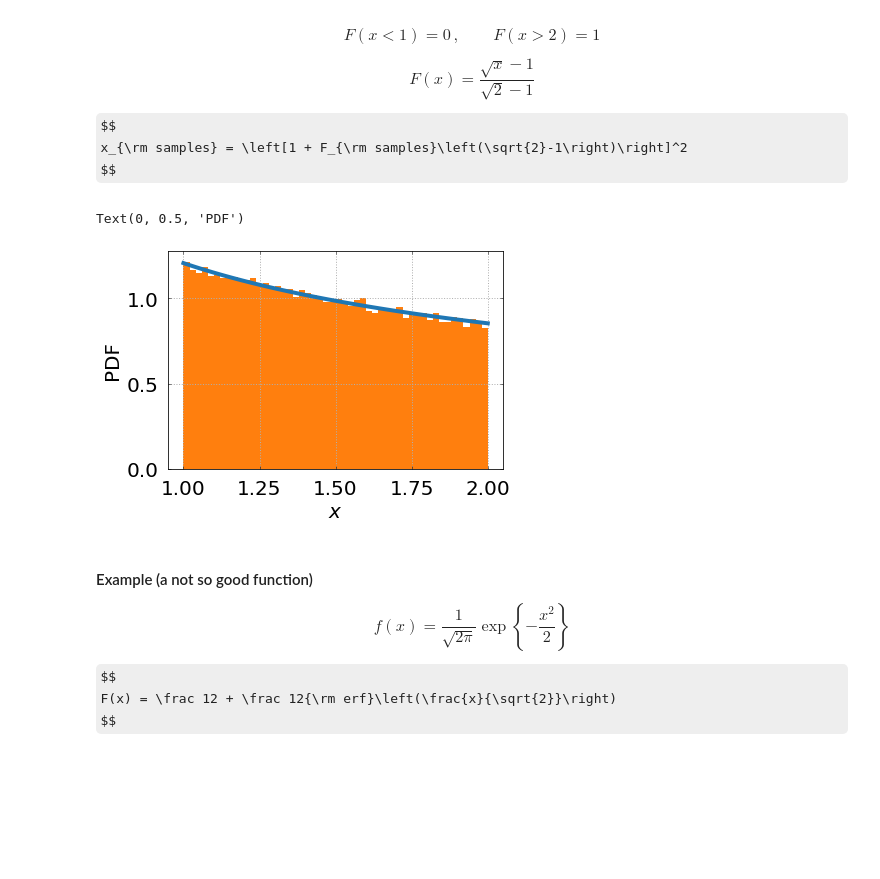
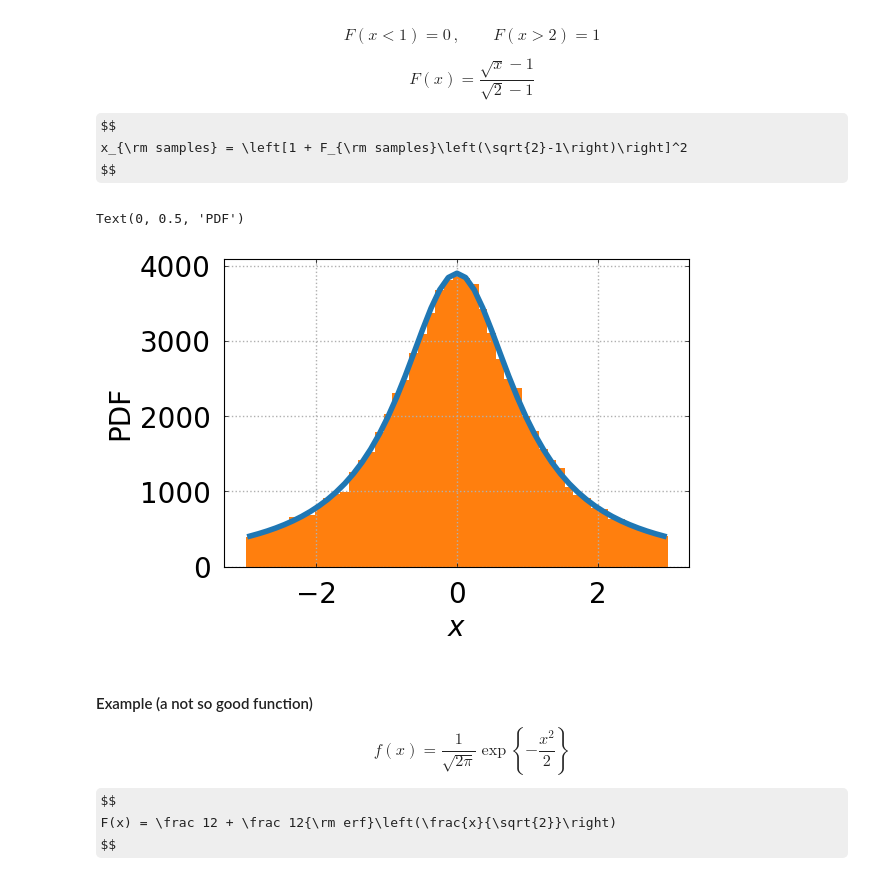
Before and after one commit to CosmoVlad/mcmc-lever, a Jupyter notebook: 2 - Sampling.ipynb, the cells around one changed output. Drawn from its saved outputs; the diff is of its cells as text; code cells hidden in the pictures; some formulas as TeX source; blank space fills up the shorter version.

```diff
--- a/2 - Sampling.ipynb
+++ b/2 - Sampling.ipynb
@@ -187,34 +187,44 @@ $$
 # %%
 sample_size = 100000
 
 F_samples = np.random.random(sample_size)
-x_samples = (1 + F_samples*(np.sqrt(2)-1))**2
+#x_samples = (1 + F_samples*(np.sqrt(2)-1))**2
 
-x = np.linspace(1,2, 100)
+x_samples = np.tan(np.pi*(F_samples-1./2))
+
+x = np.linspace(-3,3, 100)
 
 fig,ax = plt.subplots(ncols=1, nrows=1, figsize=(6,4))
 
 
 # ax.set_xscale('log')
 # ax.set_yscale('log')
 
-ax.plot(x, 1/2/np.sqrt(x)/(np.sqrt(2)-1), lw=4)
-ax.hist(x_samples, bins=50, density=True)
+# ax.plot(x, 1/2/np.sqrt(x)/(np.sqrt(2)-1), lw=4)
+# ax.hist(x_samples, bins=50, density=True)
+
+bins = np.linspace(-3,3,50)
+
+xm = (bins[1:]+bins[:-1])/2
+dx = bins[1:] - bins[:-1]
+
+ax.plot(xm, dx*sample_size/np.pi/(1+xm**2), lw=4)
+ax.hist(x_samples, bins=bins, density=False)
 
 
 
 
 
 ax.grid(True,linestyle=':',linewidth='1.')
 ax.xaxis.set_ticks_position('both')
 ax.yaxis.set_ticks_position('both')
 ax.tick_params('both',length=3,width=0.5,which='both',direction = 'in',pad=10)
 
 ax.set_xlabel('$x$')
 ax.set_ylabel('PDF')
 # %% [output]
 Text(0, 0.5, 'PDF')
-[figure, old version]
+[figure, new version]
 # %% [markdown]
 #### Example (a not so good function)
 
```
Also changed, not shown: parts of 2 cells of this notebook, 2 other files.
